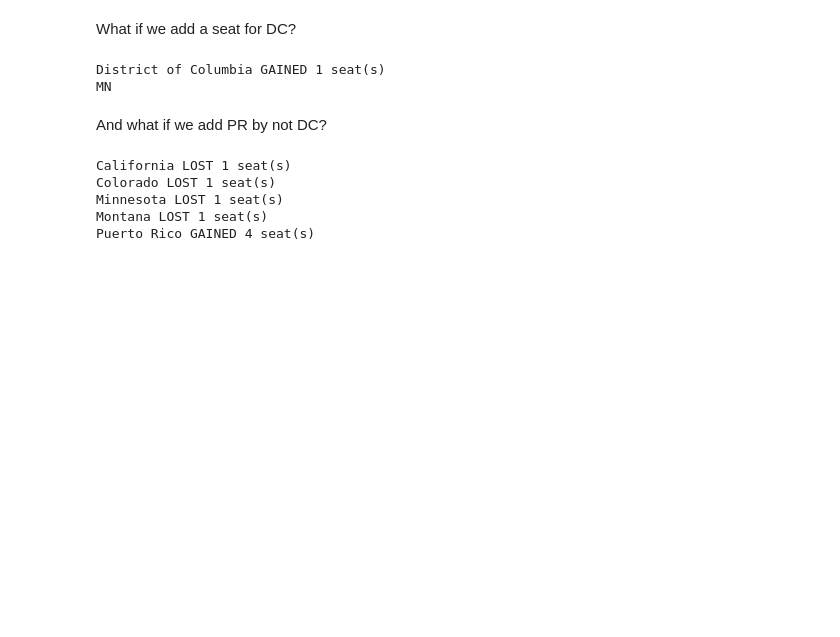
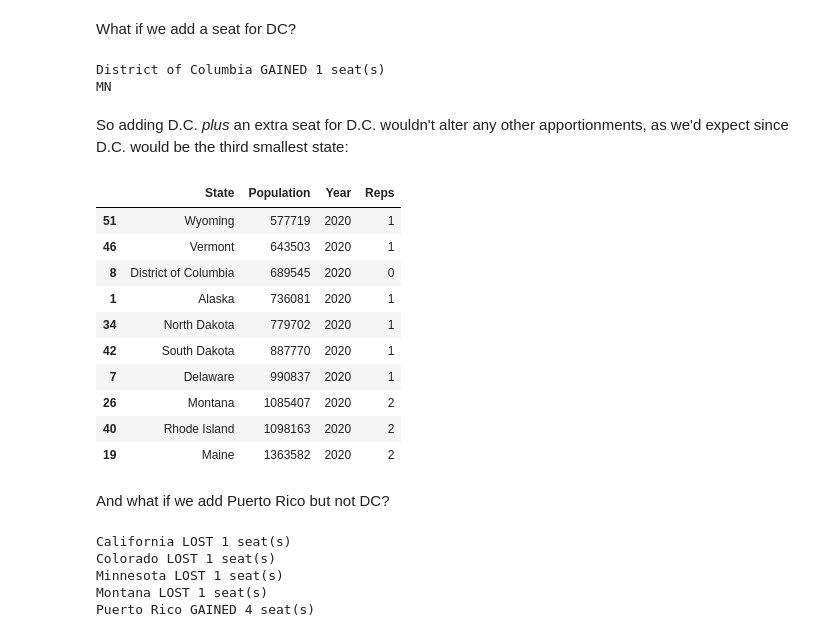
Before and after one commit to TimeMagazineLabs/CongressionalApportionment, a Jupyter notebook: Apportionment.ipynb, the cells around one changed output. Cells and saved outputs as stored; diff of their text form; code cells hidden in the pictures; blank space fills up the shorter version.

```diff
--- a/Apportionment.ipynb
+++ b/Apportionment.ipynb
@@ -36,2 +38,7 @@ data_2020.head()
+# %%
+def EqualProportionsMethod(st):
+  reps = st["RepsCalculated"]
+  priority = st["Population"] / np.sqrt(reps * (reps + 1))
+  return priority
 # %% [markdown]
 ## Recalculating the apportionments
@@ -47,8 +54,7 @@ print(data_2020.shape[0], data_2020_states_only.shape[0])
 # %%
 test_2020 = data_2020_states_only.copy()
 test_2020['RepsCalculated'] = 1
-#test_2020['RepsCalculated'] = test_2020['RepsCalculated'].astype('Int64')
-test_2020['Priority'] = 0.0
+test_2020['Priority'] = test_2020.apply(EqualProportionsMethod, 1)
 test_2020.head()
 # %% [output]
 |  | State | Abbr | Year | Population | Reps | Per_Rep | RepsCalculated | Priority |
@@ -62,5 +65,0 @@ First, we need to write a Python function for the Equal Proportions Method and c
-# %%
-def EqualProportionsMethod(st):
-  reps = st["RepsCalculated"]
-  priority = st["Population"] / (np.sqrt((reps + 1) * reps))
-  return priority
@@ -143,22 +136,19 @@ ERROR: 0
 # %% [markdown]
 Let's wrap this whole process in a function for easy manipulation:
 # %%
-def calculateApportionment(ignoreStates=['District of Columbia', 'Puerto Rico'], TOTAL_SEATS=435):
+def calculateApportionment(popData=data_2020, ignoreStates=['District of Columbia', 'Puerto Rico'], TOTAL_SEATS=435):
   ORDER_SEATS = []
 
-  data_2020_filtered = data_2020[~data_2020['State'].isin(ignoreStates)]
-  data_2020_filtered.reset_index(drop=True)
+  data_filtered = popData[~popData['State'].isin(ignoreStates)]
+  data_filtered.reset_index(drop=True)
 
-  test_2020 = data_2020_filtered.copy()
-  test_2020['RepsCalculated'] = 1
-  test_2020['RepsCalculated'] = test_2020['RepsCalculated'].astype('Int64')
-  test_2020['Priority'] = 0.0
+  test_apportionment = data_filtered.copy()
+  test_apportionment['RepsCalculated'] = 1
+  test_apportionment["Priority"] = test_apportionment.apply(EqualProportionsMethod, 1)
 
-  test_2020["Priority"] = test_2020.apply(EqualProportionsMethod, 1)
-
-  SEATS_LEFT = TOTAL_SEATS - test_2020.shape[0]
+  SEATS_LEFT = TOTAL_SEATS - test_apportionment.shape[0] # This is the number of rows, which will account for any hypothetical states we add
   while SEATS_LEFT > 0:
-    addNextSeat(test_2020, ORDER_SEATS)
+    addNextSeat(test_apportionment, ORDER_SEATS)
     SEATS_LEFT -= 1
 
-  return test_2020, ORDER_SEATS
+  return test_apportionment, ORDER_SEATS
@@ -222,8 +198,24 @@ print(order_436[-1])
 # %% [output]
 District of Columbia GAINED 1 seat(s)
 MN
+# %% [markdown]
+So adding D.C. _plus_ an extra seat for D.C. wouldn't alter any other apportionments, as we'd expect since D.C. would be the third smallest state:
+# %%
+demo_2020_with_dc_436.sort_values("Population").head(10)[["State", "Population", "Year", "Reps"]]
+# %% [output]
+|  | State | Population | Year | Reps |
+| 51 | Wyoming | 577719 | 2020 | 1 |
+| 46 | Vermont | 643503 | 2020 | 1 |
+| 8 | District of Columbia | 689545 | 2020 | 0 |
+| 1 | Alaska | 736081 | 2020 | 1 |
+| 34 | North Dakota | 779702 | 2020 | 1 |
+| 42 | South Dakota | 887770 | 2020 | 1 |
+| 7 | Delaware | 990837 | 2020 | 1 |
+| 26 | Montana | 1085407 | 2020 | 2 |
+| 40 | Rhode Island | 1098163 | 2020 | 2 |
+| 19 | Maine | 1363582 | 2020 | 2 |
 # %% [markdown]
-And what if we add PR by not DC?
+And what if we add Puerto Rico but not DC?
 # %%
 demo_2020_with_pr, _ = calculateApportionment(ignoreStates=['District of Columbia'])
 compareToReality(demo_2020_with_pr)
```
Also changed, not shown: parts of 22 cells of this notebook.
